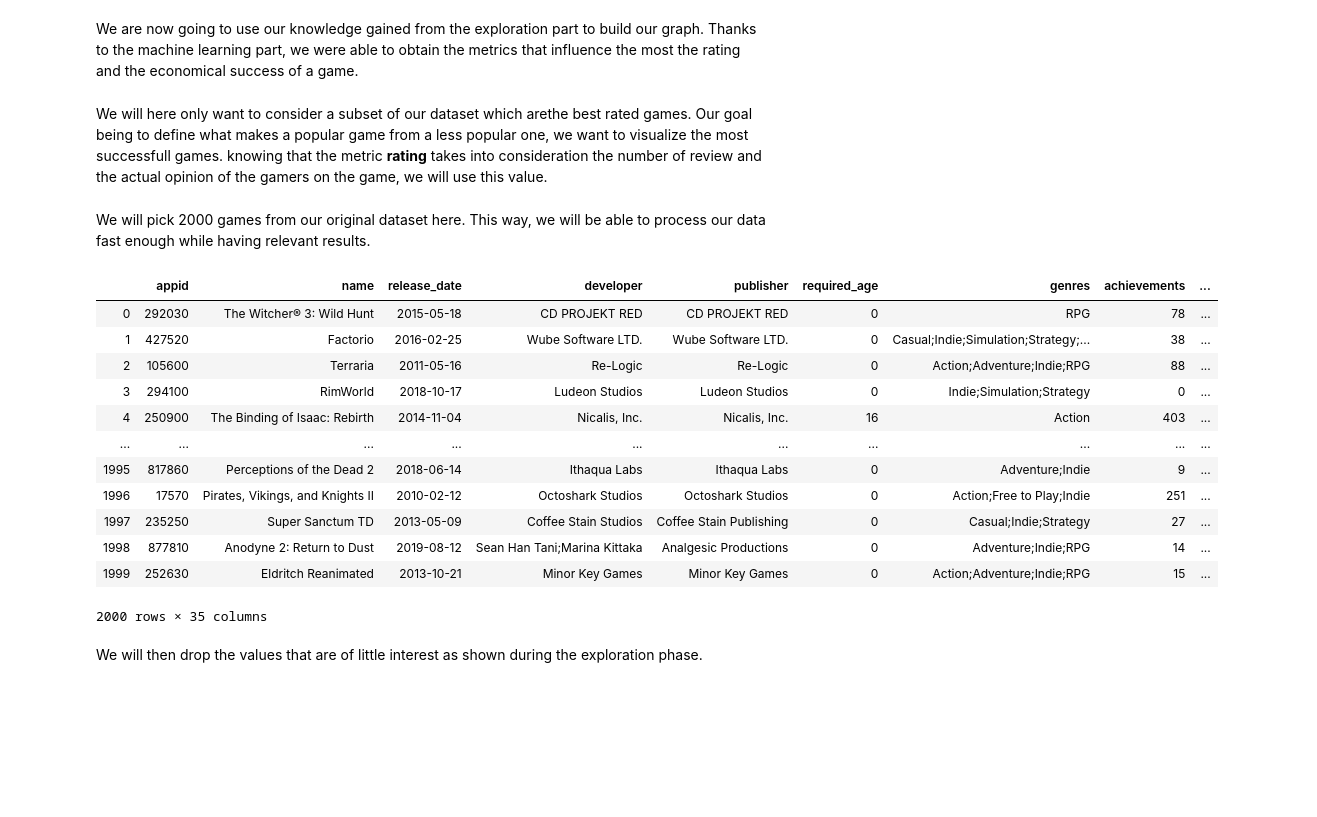
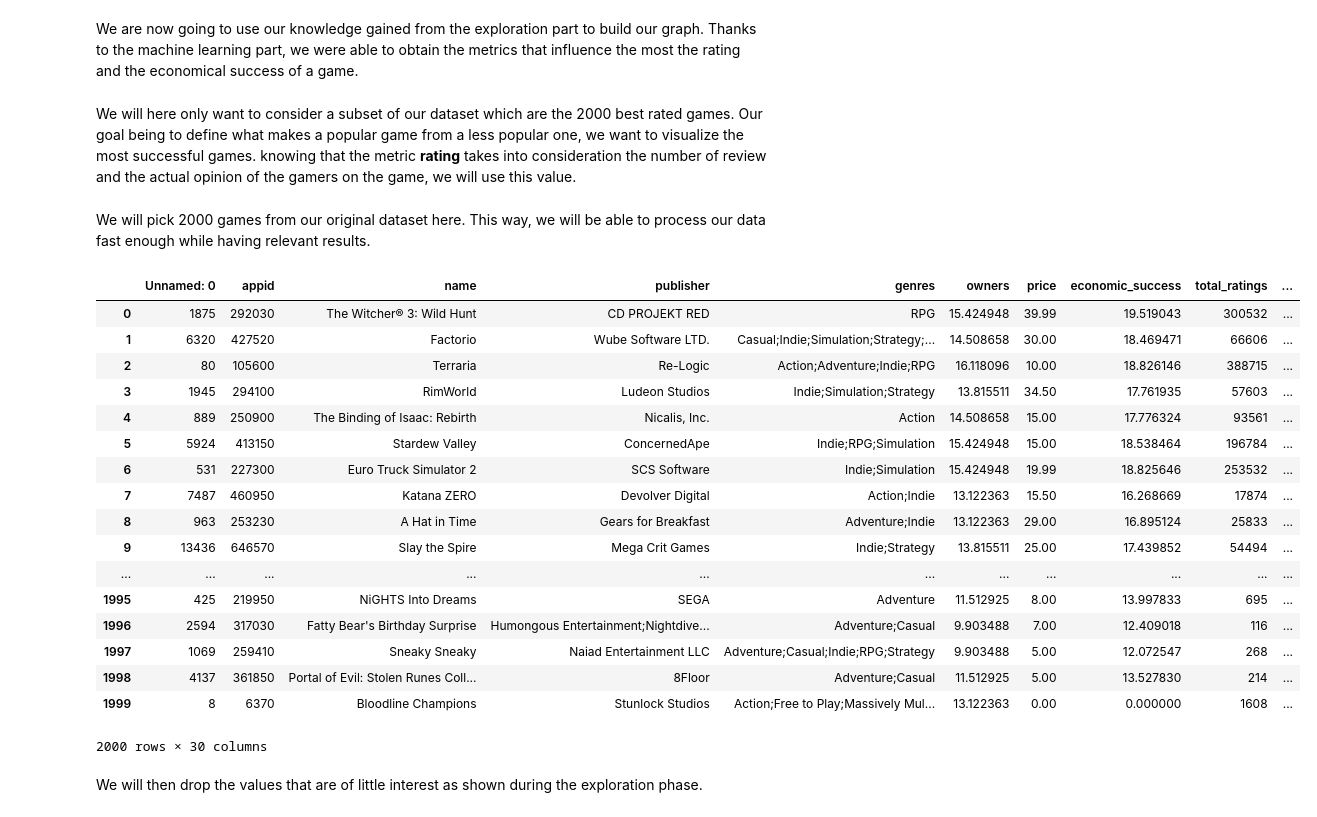
Before and after one commit to mikehdr/ntds_2019_team21, a Jupyter notebook: 5-exploitation.ipynb, the cells around one changed output. Drawn from its saved outputs; the diff is of its cells as text; code cells hidden in the pictures; blank space fills up the shorter version.

Commit message:
updated part 5 with the final clean data from 4

```diff
--- a/5-exploitation.ipynb
+++ b/5-exploitation.ipynb
@@ -30,6 +30,6 @@ pd.set_option("max_columns", 100)
 plt.style.use('default')
 plt.rcdefaults()
 # %%
-pd_data =pd.read_csv('./data/steam_clean.csv')
+pd_data =pd.read_csv('./data/final_clean_data.csv')
 pd_data.head()
 # %% [output]
@@ -214,28 +46,33 @@ dtype: int64
 # %% [markdown]
 We are now going to use our knowledge gained from the exploration part to build our graph. Thanks to the machine learning part, we were able to obtain the metrics that influence the most the rating and the economical success of a game.
 # %% [markdown]
-We will here only want to consider a subset of our dataset which arethe best rated games. Our goal being to define what makes a popular game from a less popular one, we want to visualize the most successfull games. knowing that the metric **rating** takes into consideration the number of review and the actual opinion of the gamers on the game, we will use this value.
+We will here only want to consider a subset of our dataset which are the 2000 best rated games. Our goal being to define what makes a popular game from a less popular one, we want to visualize the most successful games. knowing that the metric **rating** takes into consideration the number of review and the actual opinion of the gamers on the game, we will use this value.
 # %%
 threshold = 2000
 # %% [markdown]
 We will pick 2000 games from our original dataset here. This way, we will be able to process our data fast enough while having relevant results.
 # %%
-processed = data.sort_values(by=['rating'], ascending=False)[:threshold].reset_index().copy()#
+processed = pd_data.sort_values(by=['rating'], ascending=False)[:threshold].reset_index().copy()#
 processed.head()
 processed.drop(columns='index')
 # %% [output]
-|  | appid | name | release_date | developer | publisher | required_age | genres | achievements | ... |
-| 0 | 292030 | The Witcher® 3: Wild Hunt | 2015-05-18 | CD PROJEKT RED | CD PROJEKT RED | 0 | RPG | 78 | ... |
-| 1 | 427520 | Factorio | 2016-02-25 | Wube Software LTD. | Wube Software LTD. | 0 | Casual;Indie;Simulation;Strategy;... | 38 | ... |
-| 2 | 105600 | Terraria | 2011-05-16 | Re-Logic | Re-Logic | 0 | Action;Adventure;Indie;RPG | 88 | ... |
-| 3 | 294100 | RimWorld | 2018-10-17 | Ludeon Studios | Ludeon Studios | 0 | Indie;Simulation;Strategy | 0 | ... |
-| 4 | 250900 | The Binding of Isaac: Rebirth | 2014-11-04 | Nicalis, Inc. | Nicalis, Inc. | 16 | Action | 403 | ... |
-| ... | ... | ... | ... | ... | ... | ... | ... | ... | ... |
-| 1995 | 817860 | Perceptions of the Dead 2 | 2018-06-14 | Ithaqua Labs | Ithaqua Labs | 0 | Adventure;Indie | 9 | ... |
-| 1996 | 17570 | Pirates, Vikings, and Knights II | 2010-02-12 | Octoshark Studios | Octoshark Studios | 0 | Action;Free to Play;Indie | 251 | ... |
-| 1997 | 235250 | Super Sanctum TD | 2013-05-09 | Coffee Stain Studios | Coffee Stain Publishing | 0 | Casual;Indie;Strategy | 27 | ... |
-| 1998 | 877810 | Anodyne 2: Return to Dust | 2019-08-12 | Sean Han Tani;Marina Kittaka | Analgesic Productions | 0 | Adventure;Indie;RPG | 14 | ... |
-| 1999 | 252630 | Eldritch Reanimated | 2013-10-21 | Minor Key Games | Minor Key Games | 0 | Action;Adventure;Indie;RPG | 15 | ... |
+|  | Unnamed: 0 | appid | name | publisher | genres | owners | price | economic_success | total_ratings | ... |
+| 0 | 1875 | 292030 | The Witcher® 3: Wild Hunt | CD PROJEKT RED | RPG | 15.424948 | 39.99 | 19.519043 | 300532 | ... |
+| 1 | 6320 | 427520 | Factorio | Wube Software LTD. | Casual;Indie;Simulation;Strategy;... | 14.508658 | 30.00 | 18.469471 | 66606 | ... |
+| 2 | 80 | 105600 | Terraria | Re-Logic | Action;Adventure;Indie;RPG | 16.118096 | 10.00 | 18.826146 | 388715 | ... |
+| 3 | 1945 | 294100 | RimWorld | Ludeon Studios | Indie;Simulation;Strategy | 13.815511 | 34.50 | 17.761935 | 57603 | ... |
+| 4 | 889 | 250900 | The Binding of Isaac: Rebirth | Nicalis, Inc. | Action | 14.508658 | 15.00 | 17.776324 | 93561 | ... |
+| 5 | 5924 | 413150 | Stardew Valley | ConcernedApe | Indie;RPG;Simulation | 15.424948 | 15.00 | 18.538464 | 196784 | ... |
+| 6 | 531 | 227300 | Euro Truck Simulator 2 | SCS Software | Indie;Simulation | 15.424948 | 19.99 | 18.825646 | 253532 | ... |
+| 7 | 7487 | 460950 | Katana ZERO | Devolver Digital | Action;Indie | 13.122363 | 15.50 | 16.268669 | 17874 | ... |
+| 8 | 963 | 253230 | A Hat in Time | Gears for Breakfast | Adventure;Indie | 13.122363 | 29.00 | 16.895124 | 25833 | ... |
+| 9 | 13436 | 646570 | Slay the Spire | Mega Crit Games | Indie;Strategy | 13.815511 | 25.00 | 17.439852 | 54494 | ... |
+| ... | ... | ... | ... | ... | ... | ... | ... | ... | ... | ... |
+| 1995 | 425 | 219950 | NiGHTS Into Dreams | SEGA | Adventure | 11.512925 | 8.00 | 13.997833 | 695 | ... |
+| 1996 | 2594 | 317030 | Fatty Bear's Birthday Surprise | Humongous Entertainment;Nightdive... | Adventure;Casual | 9.903488 | 7.00 | 12.409018 | 116 | ... |
+| 1997 | 1069 | 259410 | Sneaky Sneaky | Naiad Entertainment LLC | Adventure;Casual;Indie;RPG;Strategy | 9.903488 | 5.00 | 12.072547 | 268 | ... |
+| 1998 | 4137 | 361850 | Portal of Evil: Stolen Runes Coll... | 8Floor | Adventure;Casual | 11.512925 | 5.00 | 13.527830 | 214 | ... |
+| 1999 | 8 | 6370 | Bloodline Champions | Stunlock Studios | Action;Free to Play;Massively Mul... | 13.122363 | 0.00 | 0.000000 | 1608 | ... |
-2000 rows × 35 columns
+2000 rows × 30 columns
 # %% [markdown]
 We will then drop the values that are of little interest as shown during the exploration phase.
```
Also changed, not shown: parts of 7 cells of this notebook.
